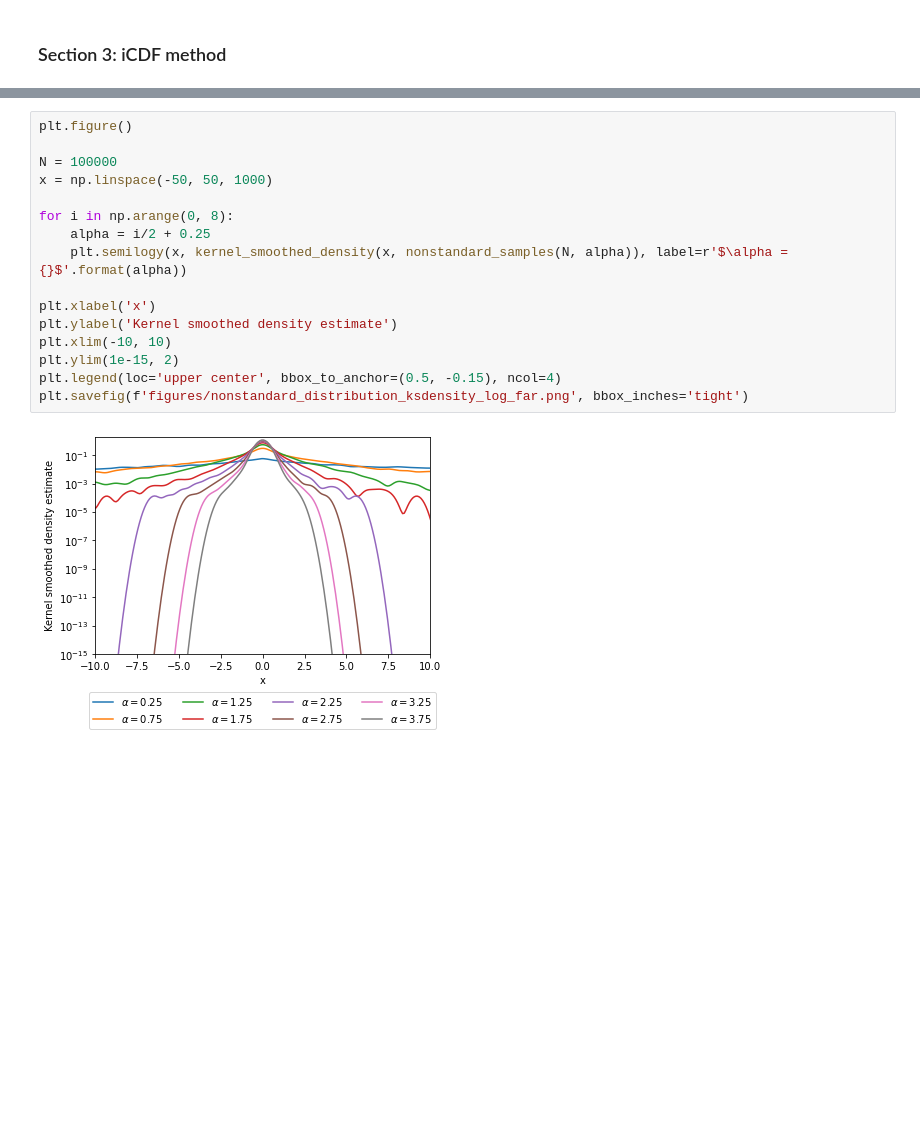
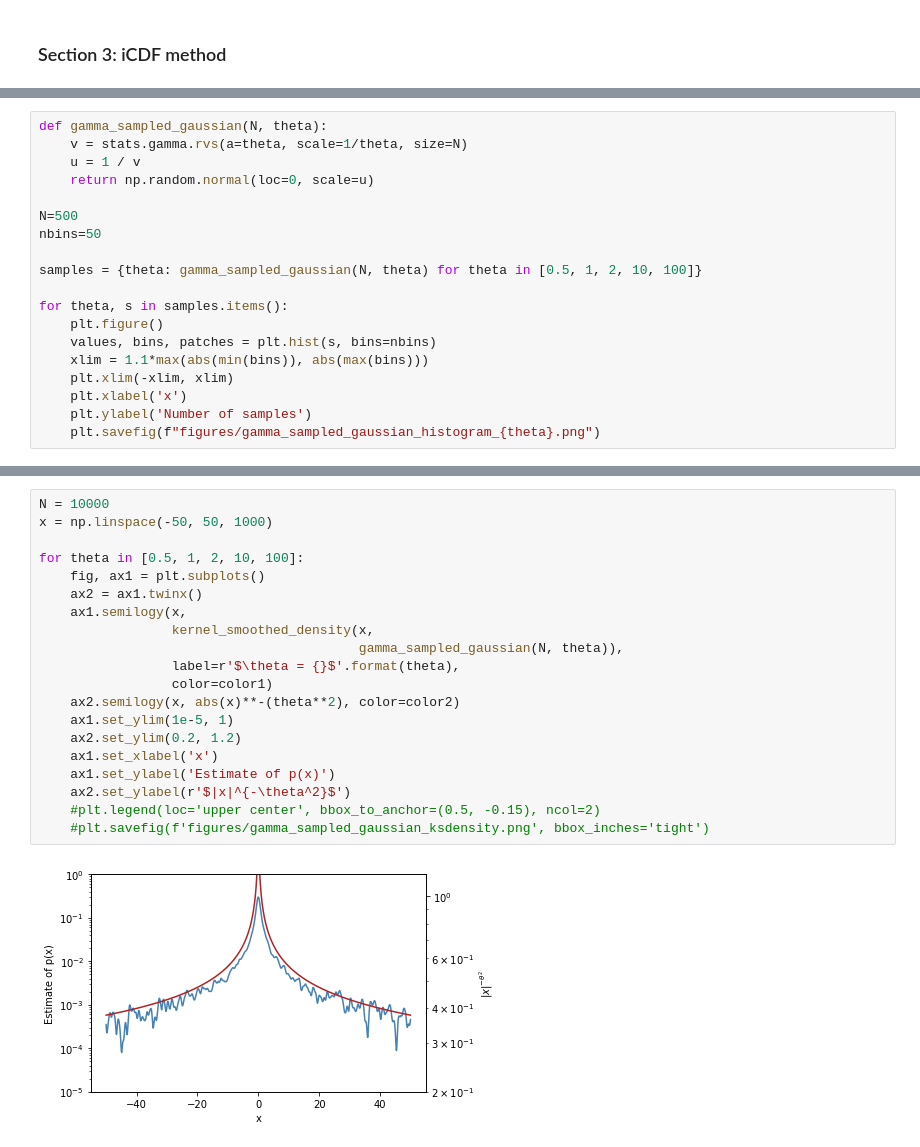
Before and after one commit to theo-brown/3f3-lab, a Jupyter notebook: Jupyter Notebook.ipynb, the cells around one changed output, grey strips where cells are left out. Cells and saved outputs as stored; diff of their text form; blank space fills up the shorter version.

```diff
--- a/Jupyter Notebook.ipynb
+++ b/Jupyter Notebook.ipynb
@@ -378,0 +496,19 @@ plt.savefig(f'figures/nonstandard_distribution_ksdensity_log_close.png', bbox_in
+# %%
+def gamma_sampled_gaussian(N, theta):
+    v = stats.gamma.rvs(a=theta, scale=1/theta, size=N)
+    u = 1 / v
+    return np.random.normal(loc=0, scale=u)
+
+N=500
+nbins=50
+
+samples = {theta: gamma_sampled_gaussian(N, theta) for theta in [0.5, 1, 2, 10, 100]}
+
+for theta, s in samples.items():
+    plt.figure()
+    values, bins, patches = plt.hist(s, bins=nbins)
+    xlim = 1.1*max(abs(min(bins)), abs(max(bins)))
+    plt.xlim(-xlim, xlim)
+    plt.xlabel('x')
+    plt.ylabel('Number of samples')
+    plt.savefig(f"figures/gamma_sampled_gaussian_histogram_{theta}.png")
@@ -379,18 +521,22 @@ plt.savefig(f'figures/nonstandard_distribution_ksdensity_log_close.png', bbox_in
 # %%
-plt.figure()
-
-N = 100000
+N = 10000
 x = np.linspace(-50, 50, 1000)
 
-for i in np.arange(0, 8):
-    alpha = i/2 + 0.25
-    plt.semilogy(x, kernel_smoothed_density(x, nonstandard_samples(N, alpha)), label=r'$\alpha = {}$'.format(alpha))
-
-plt.xlabel('x')
-plt.ylabel('Kernel smoothed density estimate')
-plt.xlim(-10, 10)
-plt.ylim(1e-15, 2)
-plt.legend(loc='upper center', bbox_to_anchor=(0.5, -0.15), ncol=4)
-plt.savefig(f'figures/nonstandard_distribution_ksdensity_log_far.png', bbox_inches='tight')
+for theta in [0.5, 1, 2, 10, 100]:
+    fig, ax1 = plt.subplots()
+    ax2 = ax1.twinx()
+    ax1.semilogy(x,
+                 kernel_smoothed_density(x,
+                                         gamma_sampled_gaussian(N, theta)),
+                 label=r'$\theta = {}$'.format(theta),
+                 color=color1)
+    ax2.semilogy(x, abs(x)**-(theta**2), color=color2)
+    ax1.set_ylim(1e-5, 1)
+    ax2.set_ylim(0.2, 1.2)
+    ax1.set_xlabel('x')
+    ax1.set_ylabel('Estimate of p(x)')
+    ax2.set_ylabel(r'$|x|^{-\theta^2}$')
+    #plt.legend(loc='upper center', bbox_to_anchor=(0.5, -0.15), ncol=2)
+    #plt.savefig(f'figures/gamma_sampled_gaussian_ksdensity.png', bbox_inches='tight')
 # %% [output]
-[figure, old version]
+[figure, new version]
```
Also changed, not shown: parts of 31 cells of this notebook, 1 other file.
